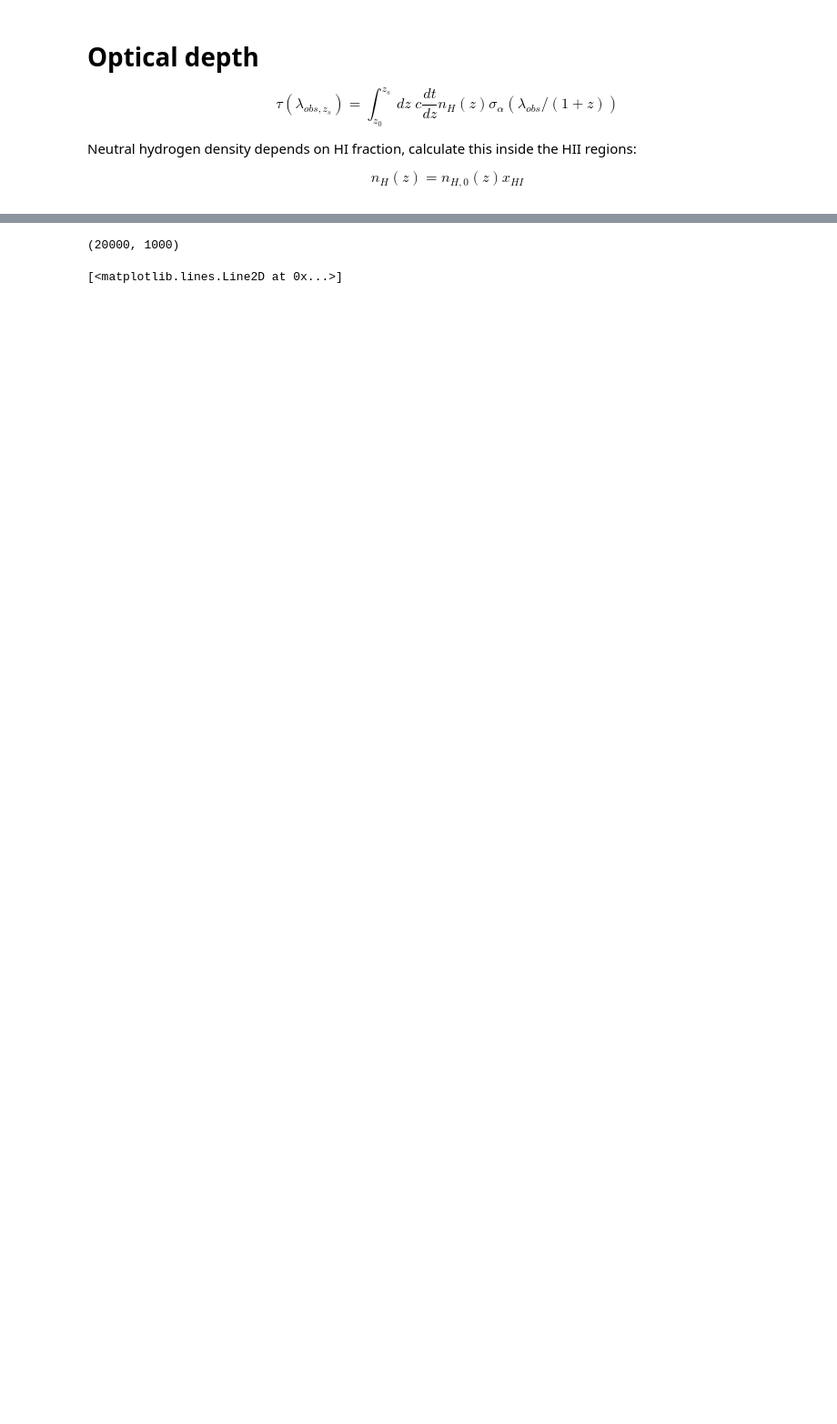
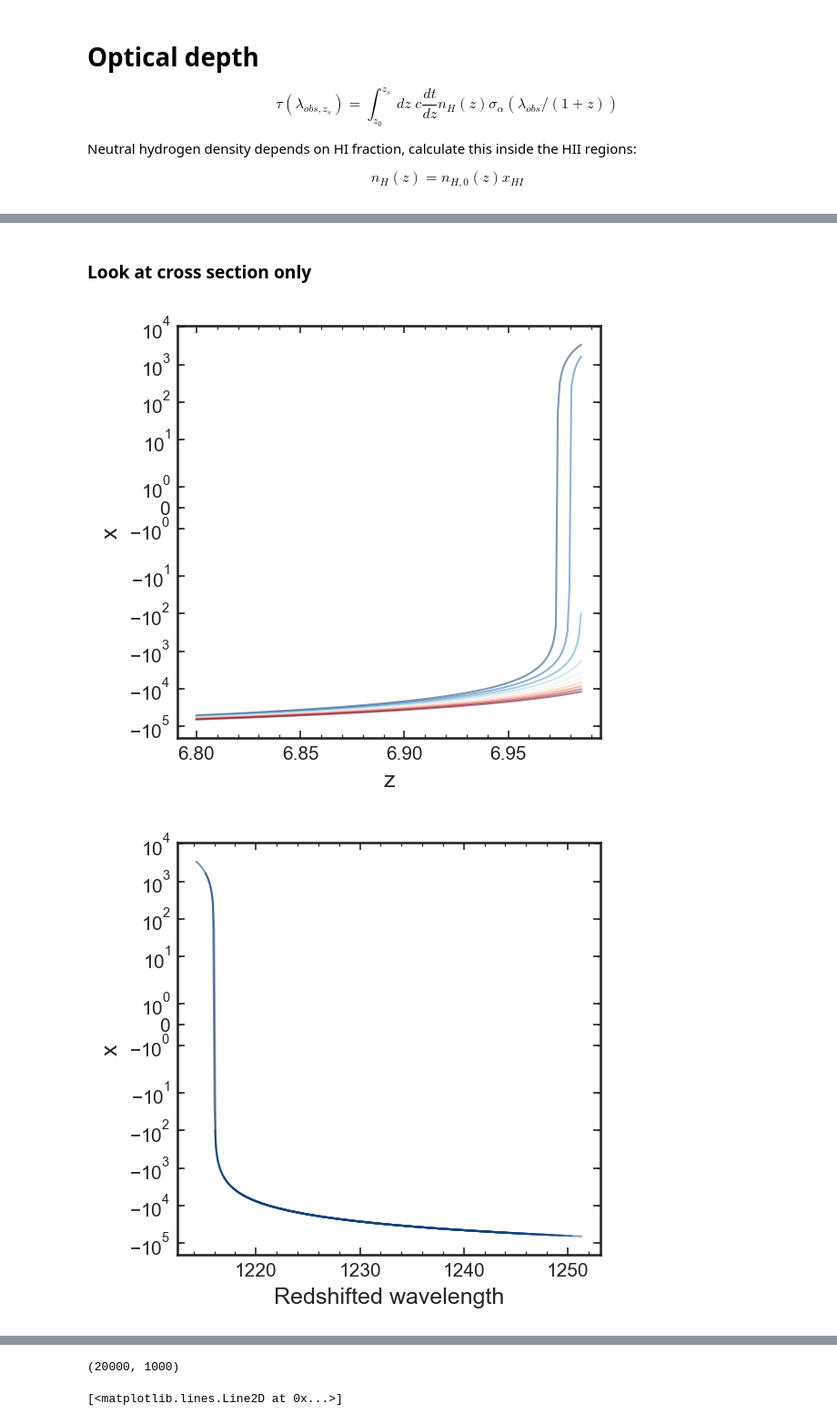
Before and after one commit to charlottenosam/LyaLineshapes, a Jupyter notebook: notebooks/bubble_size_lya_DV.ipynb, the cells around one changed output, grey strips where cells are left out. Shown at 91% size. Cells and saved outputs as stored; diff of their text form; code cells hidden in the pictures; blank space fills up the shorter version.

Commit message:
fixing redshifted integral

```diff
--- a/notebooks/bubble_size_lya_DV.ipynb
+++ b/notebooks/bubble_size_lya_DV.ipynb
@@ -389,0 +414,30 @@ $$ n_H(z) = n_{H,0}(z) x_{HI}$$
+# %% [markdown]
+### Look at cross section only
+# %%
+ztab = np.linspace(6.8, z_ion, 200)
+
+wave_redshift = np.linspace(1212.,1220,10)[:,None]*u.Angstrom * (1+z_s)/(1+ztab)
+
+x_redshift = Lya_wave_to_x(wave_redshift, T=1.*u.K)
+
+plt.figure()
+colors = plt.cm.RdBu_r(np.linspace(0,1,x_redshift.shape[0]))
+for i, x in enumerate(x_redshift): # each line is a different redshift
+    plt.plot(ztab, x, c=colors[i], alpha=0.5, lw=1)
+
+plt.xlabel('z')
+plt.ylabel('x')
+plt.yscale('symlog')
+
+
+plt.figure()
+colors = plt.cm.RdBu_r(np.linspace(0,1,x_redshift.shape[1]))
+for i, x in enumerate(x_redshift): # each line is a different redshift
+    plt.plot(wave_redshift[i], x, c=colors[i], alpha=0.5, lw=1)
+
+plt.xlabel('Redshifted wavelength')
+plt.ylabel('x')
+plt.yscale('symlog')
+# %% [output]
+[figure, added]
+[figure, added]
```
Also changed, not shown: parts of 8 cells of this notebook, 2 other files.
